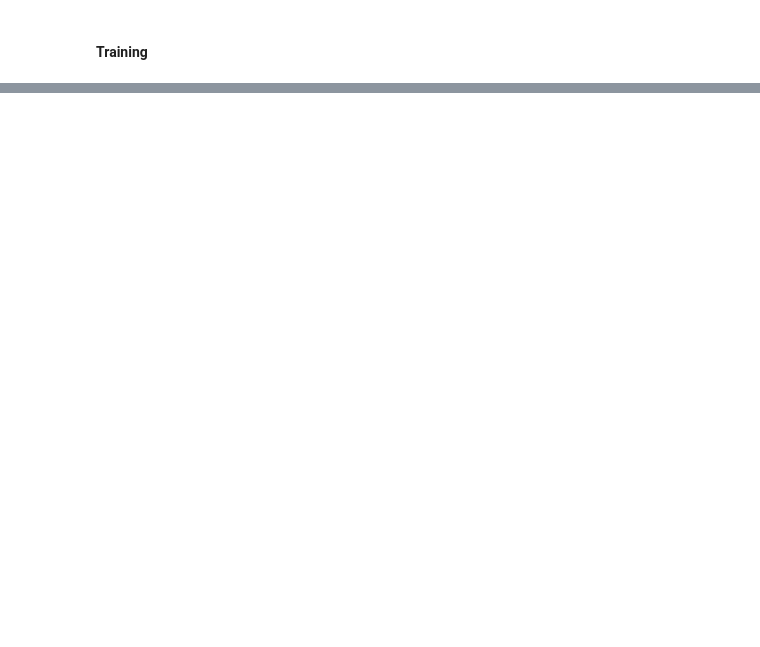
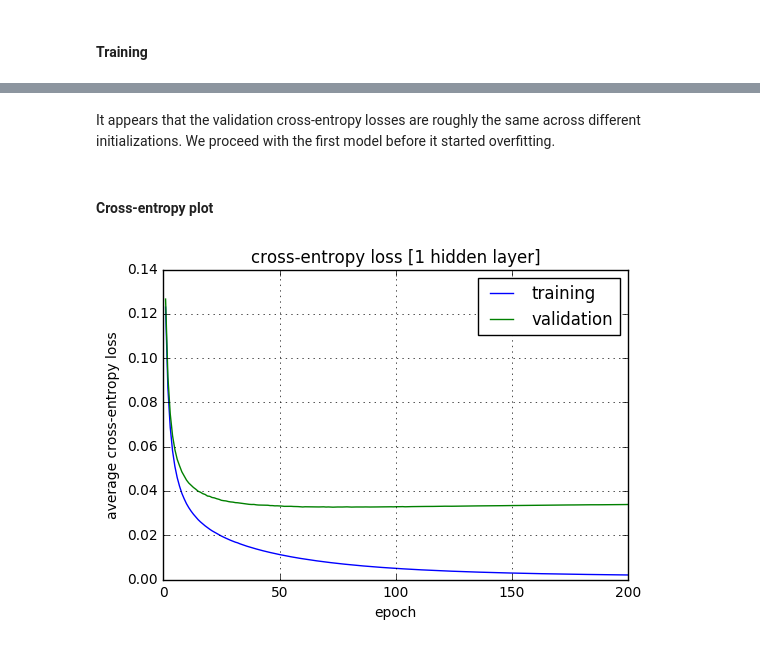
Before and after one commit to yjchoe/deep_learning, a Jupyter notebook: hw1/code/notebooks/nn_mnist.ipynb, the cells around one changed output, grey strips where cells are left out. Cells and saved outputs as stored; diff of their text form; code cells hidden in the pictures; blank space fills up the shorter version.

```diff
--- a/hw1/code/notebooks/nn_mnist.ipynb
+++ b/hw1/code/notebooks/nn_mnist.ipynb
@@ -35,7 +50,8 @@ y_train.shape
 # %%
 nn = NN(architecture=[784, 100, 10],
-        activation='sigmoid', learning_rate=1.0, weight_decay=0.01,
-        dropout=0.1, early_stopping=True, seed=35)
+        activation='sigmoid', learning_rate=0.2, momentum=0.0,
+        weight_decay=1e-4, dropout=0.0, early_stopping=False,
+        seed=412)
 # %%
 nn.layers
 # %% [output]
@@ -48,0 +68,6 @@ nn.layers[0].__name__
+# %%
+n_epoch = 200
+nn.train(X_train, y_train, X_valid, y_valid,
+         batch_size=200, n_epoch=n_epoch, batch_seed=25,
+         verbose=True)
+None
@@ -48,0 +124,15 @@ nn.layers[0].__name__
+# %% [markdown]
+It appears that the validation cross-entropy losses are roughly the same across different initializations. We proceed with the first model before it started overfitting.
+# %% [markdown]
+#### Cross-entropy plot
+# %%
+plt.grid()
+plt.plot(*zip(*nn.training_loss), label='training')
+plt.plot(*zip(*nn.validation_loss), label='validation')
+plt.title('cross-entropy loss [1 hidden layer]')
+plt.xlabel('epoch')
+plt.ylabel('average cross-entropy loss')
+plt.legend()
+plt.show()
+# %% [output]
+[figure, added]
```
Also changed, not shown: parts of 63 cells of this notebook, 6 other files.
